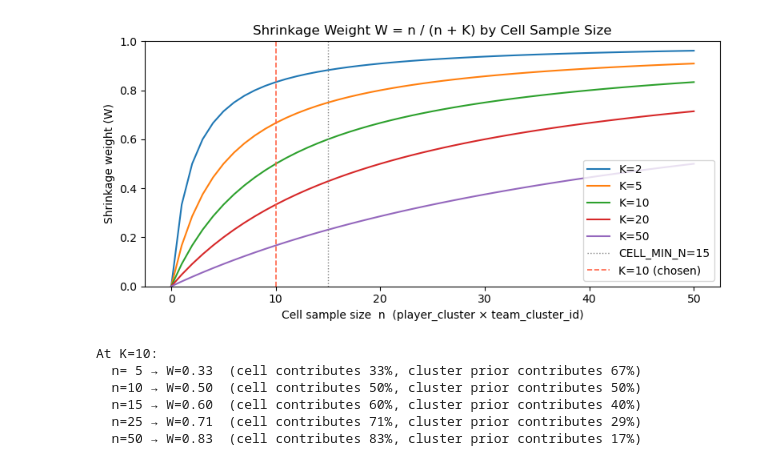
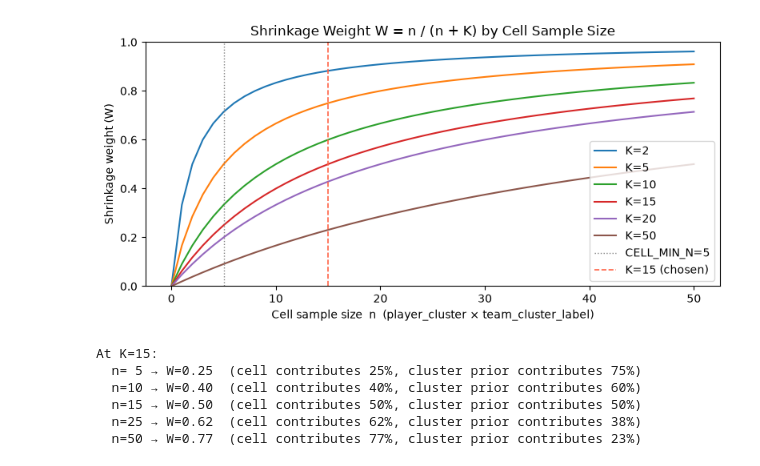
Before and after one commit to shanthg01/MIDS210-Capstone, a Jupyter notebook: notebooks/models/transfer_success.ipynb, the cells around one changed output. Saved outputs shown, nothing was run; the diff lists cells and outputs as text; code cells hidden in the pictures.

```diff
--- a/notebooks/models/transfer_success.ipynb
+++ b/notebooks/models/transfer_success.ipynb
@@ -29,8 +29,13 @@ pd.set_option("display.float_format", "{:.3f}".format)
 
 # --- Config ---
 CURRENT_SEASON = 2025   # season we're projecting into
-SHRINKAGE_K    = 10     # Empirical Bayes shrinkage constant (K pseudo-observations from cluster prior)
-CELL_MIN_N     = 15     # n below which shrinkage is meaningfully active
+SHRINKAGE_K    = 15     # Empirical Bayes shrinkage constant (K pseudo-observations from cluster prior)
+CELL_MIN_N     = 5      # n below which shrinkage is meaningfully active
+DECAY_LAMBDA   = 0.9    # Time-decay per season-of-age (<=1.0); matches the production aggregation job
 
-# Set True to skip DB and use generated data for exploration
-USE_SYNTHETIC = False
+# Destination-mode player_projections rows for historical seasons are written by the
+# validation-only backfill in Section 0 below (NOT the production destination_projection
+# pipeline — see that section's warning). Pinned to this model_version so TRANSFER_SQL's
+# join is unambiguous even if real production data for these same historical seasons
+# ever gets written later under a different model_version.
+DESTINATION_BACKTEST_MODEL_VERSION = "destination-backtest-v1"
@@ -910,34 +1234,34 @@ Risk flag distribution by transfer type:
 # %%
 # Cell 12 — Shrinkage sensitivity: W = n / (n + K) for different K values
-K_values    = [2, 5, 10, 20, 50]
+K_values    = [2, 5, 10, 15, 20, 50]
 n_obs_range = np.arange(0, 51)
 
 fig, ax = plt.subplots(figsize=(8, 4))
 for K in K_values:
     W = n_obs_range / (n_obs_range + K)
     ax.plot(n_obs_range, W, label=f"K={K}")
 
 ax.axvline(CELL_MIN_N, color="gray", linestyle=":", linewidth=1,
            label=f"CELL_MIN_N={CELL_MIN_N}")
 ax.axvline(SHRINKAGE_K, color="tomato", linestyle="--", linewidth=1.2,
            label=f"K={SHRINKAGE_K} (chosen)")
 ax.set_title("Shrinkage Weight W = n / (n + K) by Cell Sample Size")
-ax.set_xlabel("Cell sample size  n  (player_cluster × team_cluster_id)")
+ax.set_xlabel("Cell sample size  n  (player_cluster × team_cluster_label)")
 ax.set_ylabel("Shrinkage weight (W)")
 ax.set_ylim(0, 1)
 ax.legend(loc="lower right")
 plt.tight_layout()
 plt.show()
 
 print(f"At K={SHRINKAGE_K}:")
 for n in [5, 10, 15, 25, 50]:
     W = n / (n + SHRINKAGE_K)
     print(f"  n={n:2d} → W={W:.2f}  (cell contributes {W:.0%}, cluster prior contributes {1-W:.0%})")
 # %% [output]
-[figure, old version]
+[figure, new version]
-At K=10:
-  n= 5 → W=0.33  (cell contributes 33%, cluster prior contributes 67%)
-  n=10 → W=0.50  (cell contributes 50%, cluster prior contributes 50%)
-  n=15 → W=0.60  (cell contributes 60%, cluster prior contributes 40%)
-  n=25 → W=0.71  (cell contributes 71%, cluster prior contributes 29%)
-  n=50 → W=0.83  (cell contributes 83%, cluster prior contributes 17%)
+At K=15:
+  n= 5 → W=0.25  (cell contributes 25%, cluster prior contributes 75%)
+  n=10 → W=0.40  (cell contributes 40%, cluster prior contributes 60%)
+  n=15 → W=0.50  (cell contributes 50%, cluster prior contributes 50%)
+  n=25 → W=0.62  (cell contributes 62%, cluster prior contributes 38%)
+  n=50 → W=0.77  (cell contributes 77%, cluster prior contributes 23%)
```
Also changed, not shown: parts of 38 cells of this notebook.
